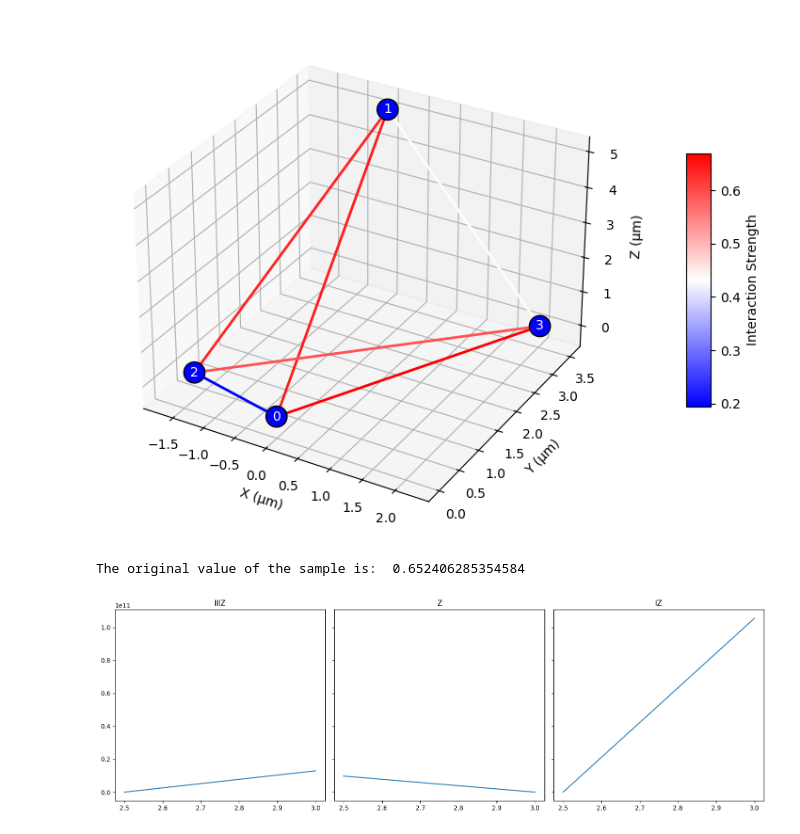
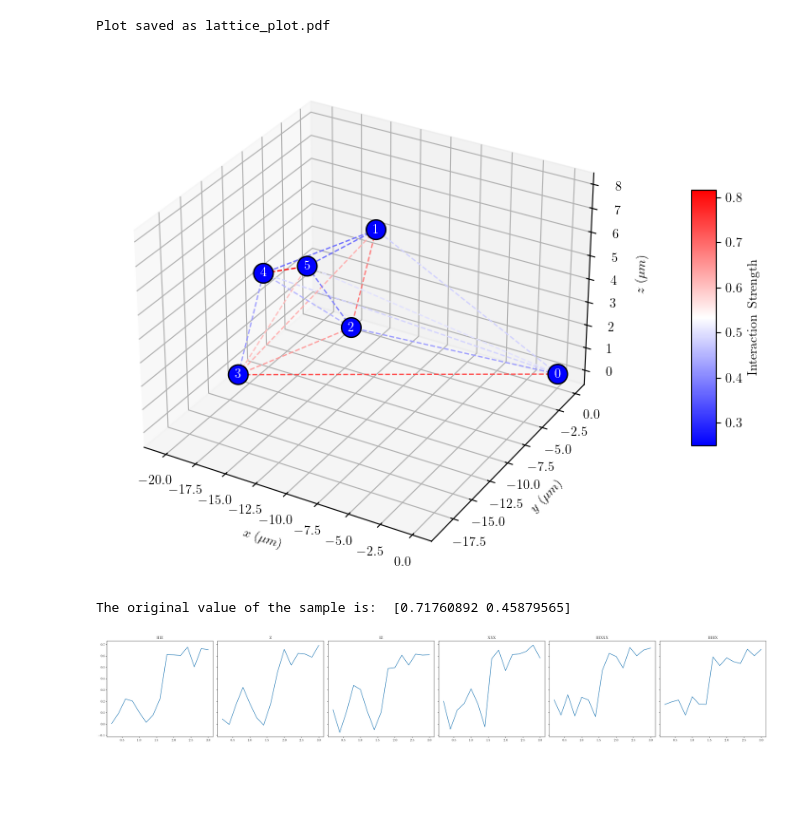
Before and after one commit to ShehbazTariq/cudaq-qrc, a Jupyter notebook: Rydberg.ipynb, the cells around one changed output. Saved outputs shown, nothing was run; the diff lists cells and outputs as text; code cells hidden in the pictures; blank space fills up the shorter version.

```diff
--- a/Rydberg.ipynb
+++ b/Rydberg.ipynb
@@ -9,6 +9,10 @@ from sklearn.preprocessing import MinMaxScaler
 from dynamics import *
 import re
 import math
+
+#set latex font for plots
+plt.rc('text', usetex=True)
+plt.rc('font', family='serif')
 # %%
 # Precompute embeddings for all readouts
 def precompute_embeddings(datapoints_normalized):
@@ -29,18 +33,18 @@ def precompute_embeddings(datapoints_normalized):
     embeddings = simulator.apply_layer(datapoints_normalized)
     return readouts, embeddings
 # %%
-train_datapoints = np.random.rand(100, 2)
-train_outcomes = np.random.rand(100)
+train_datapoints = np.random.rand(10, 2)
+train_outcomes = np.random.rand(10,2)
 # %%
-nsites =4
+nsites =6
 d = 10 # 10 micron spacing
 atoms = np.linspace(0, (nsites - 1) * d, nsites)  # Put atoms in a chain with 10 micron spacing
 
 # Hyperparameters for testing
 omega = 2 * np.pi
-t_start = 2.0
+t_start = 0.0
 t_end = 3.0
-t_step = 0.5
+t_step = 0.2
 t_rate = 1.0
 alpha = np.random.rand(nsites)  # Random site modulation factors between 0 and 1
 V_matrix = np.random.rand(nsites, nsites)
@@ -49,52 +53,54 @@ np.fill_diagonal(V_matrix, 0.25)  # Set diagonal elements to 0.1
 #use min-max normalization
 
 # Call the function
-plot_3d_lattice(nsites, d, atoms, alpha, V_matrix)
+plot_3d_lattice(nsites, d, atoms, alpha, V_matrix, save_as_pdf=True, filename="lattice_plot.pdf")
 # %% [output]
+Plot saved as lattice_plot.pdf
-[figure, old version]
+[figure, new version]
 # %%
 scaler = MinMaxScaler(feature_range=(-1, 1))
 train_datapoints_normalized = scaler.fit_transform(train_datapoints)
-custom_readouts = ["IIIZ","ZIII","IZII"]
+custom_readouts = ["IIIZII","ZIIIII","IZIIII","XXXIII","IIIXXX","IIIIIX"]
 readouts = generate_readouts(nsites, custom_readouts)
 readouts, train_embeddings = precompute_embeddings(train_datapoints_normalized)
+train_embeddings=train_embeddings/(2**nsites) #normalize embeddings
 # %%
 t_steps = np.arange(t_start+t_step, t_end+t_step, t_step)
 #reshape the embeddings to be in the shape of (n_samples, len(t_steps), :))
 embd_per_t = train_embeddings.reshape(train_embeddings.shape[0], len(t_steps), -1)
 # %%
 #visualize the expectaion values of all the readouts one by one
-smple_idx = 58
+smple_idx = 0
 print("The original value of the sample is: ", train_outcomes[smple_idx])
 
 # Define the number of rows and columns
 num_readouts = len(readouts)
 rows = 1  # Example: Number of rows
 cols = math.ceil(num_readouts / rows)  # Calculate the required number of columns
 
 # Create subplots with a grid layout
 fig, axs = plt.subplots(rows, cols, figsize=(cols * 5, rows * 5), sharey=True)
 
 # Flatten the axs array for easier indexing if it's multidimensional if more than one row
 
 if num_readouts > 1:
     axs = axs.flatten()
 
     for i, readout in enumerate(readouts):
         axs[i].plot(t_steps, embd_per_t[smple_idx, :, i])
         title = re.search(r"[IXYZ]+", readout.to_string()).group()
         axs[i].set_title(title)
 
     # Hide any unused subplots
     for j in range(len(readouts), len(axs)):
         axs[j].axis('off')
 else:
     axs.plot(t_steps, embd_per_t[smple_idx, :, 0])
     title = re.search(r"[IXYZ]+", readouts[0].to_string()).group()
     axs.set_title(title)
 
 plt.tight_layout()  # Adjust layout to prevent overlapping
 plt.show()
 # %% [output]
-The original value of the sample is:  0.652406285354584
+The original value of the sample is:  [0.71760892 0.45879565]
-[figure, old version]
+[figure, new version]
```
Also changed, not shown: parts of 1 cell of this notebook, 2 other files.
